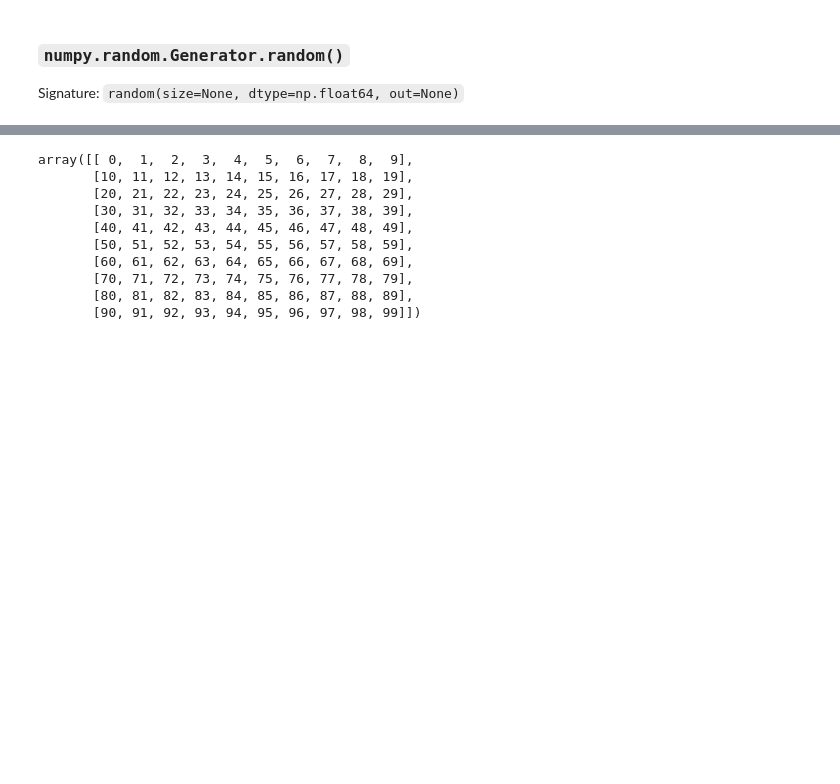
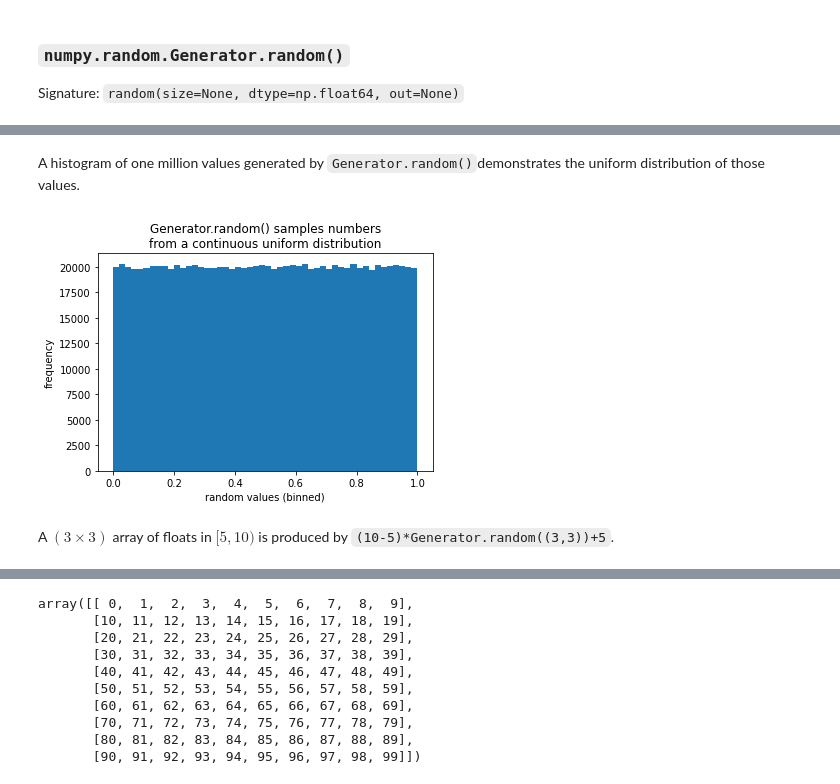
Before and after one commit to fod/numpy-random, a Jupyter notebook: numpy-random.ipynb, the cells around one changed output, grey strips where cells are left out. Cells and saved outputs as stored; diff of their text form; code cells hidden in the pictures; blank space fills up the shorter version.

```diff
--- a/numpy-random.ipynb
+++ b/numpy-random.ipynb
@@ -222,0 +218,18 @@ print((10-5)*rng.random()+5)
+# %% [markdown]
+A histogram of one million values generated by `Generator.random()`demonstrates the uniform distribution of those values.
+# %%
+# Generate array of 1000000 random floats in [0.0, 1.0)
+floats = rng.random(1000000)
+
+#Plot a histogram with 50 bins
+plt.hist(floats, bins=50)
+# Get current figure and Axes and set axis labels and plot title
+ax = plt.gcf().gca()
+ax.set_xlabel('random values (binned)')
+ax.set_ylabel('frequency')
+plt.title("Generator.random() samples numbers\nfrom a continuous uniform distribution")
+plt.show()
+# %% [output]
+[figure, added]
+# %% [markdown]
+A $(3\times 3)$ array of floats in $[5,10)$ is produced by `(10-5)*Generator.random((3,3))+5`.
```
Also changed, not shown: parts of 21 cells of this notebook.
